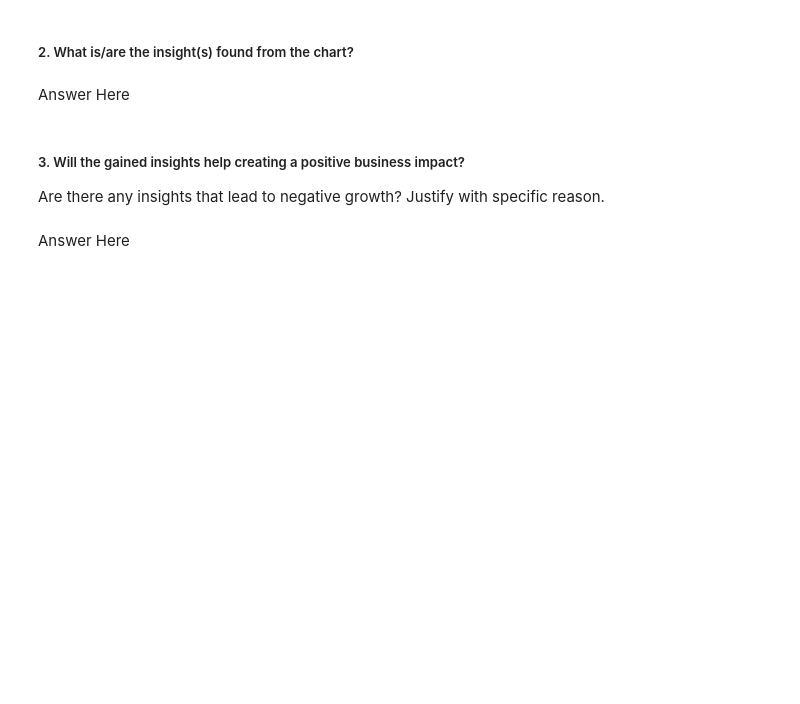
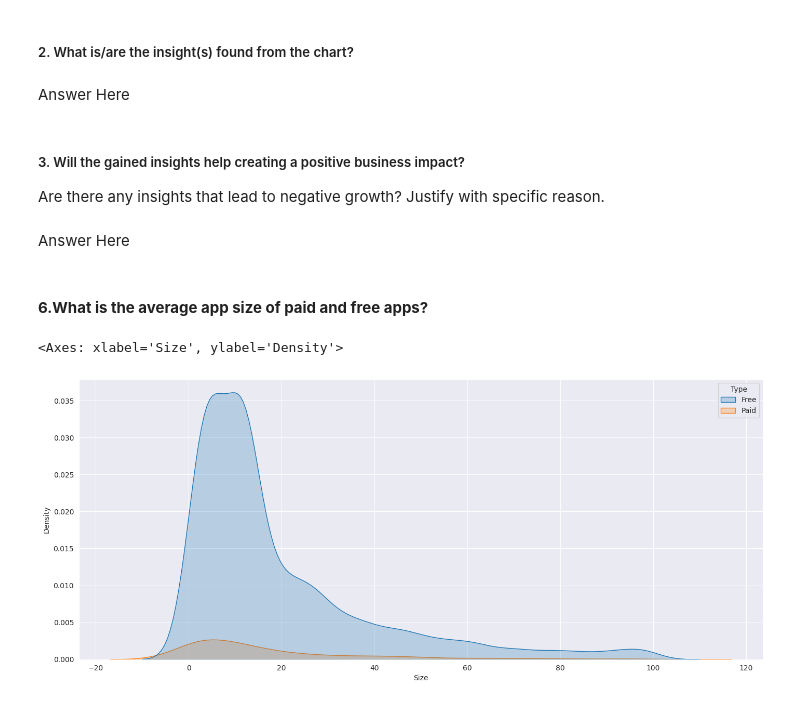
Before and after one commit to Vijaysiraw/Play_store_EDA_project, a Jupyter notebook: Play_Store_Project.ipynb, the cells around one changed output. Cells and saved outputs as stored; diff of their text form; code cells hidden in the pictures; blank space fills up the shorter version.

```diff
--- a/Play_Store_Project.ipynb
+++ b/Play_Store_Project.ipynb
@@ -839,3 +894,13 @@ Answer Here
 Are there any insights that lead to negative growth? Justify with specific reason.
 # %% [markdown]
 Answer Here
+# %% [markdown]
+#### **6.What is the average app size of paid and free apps?**
+# %%
+# Chart - 6 visualization code
+#check density of app size
+plt.figure(figsize=(17,7))
+sns.kdeplot(x='Size',hue='Type',data=df,fill=True)
+# %% [output]
+<Axes: xlabel='Size', ylabel='Density'>
+[figure, added]
```
Also changed, not shown: parts of 57 cells of this notebook.
